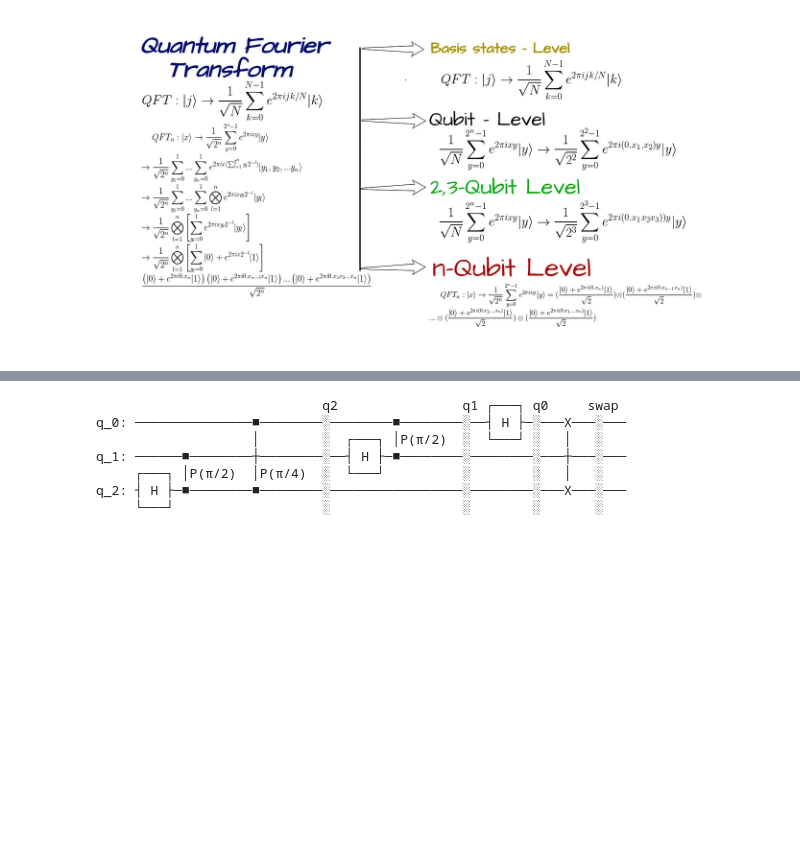
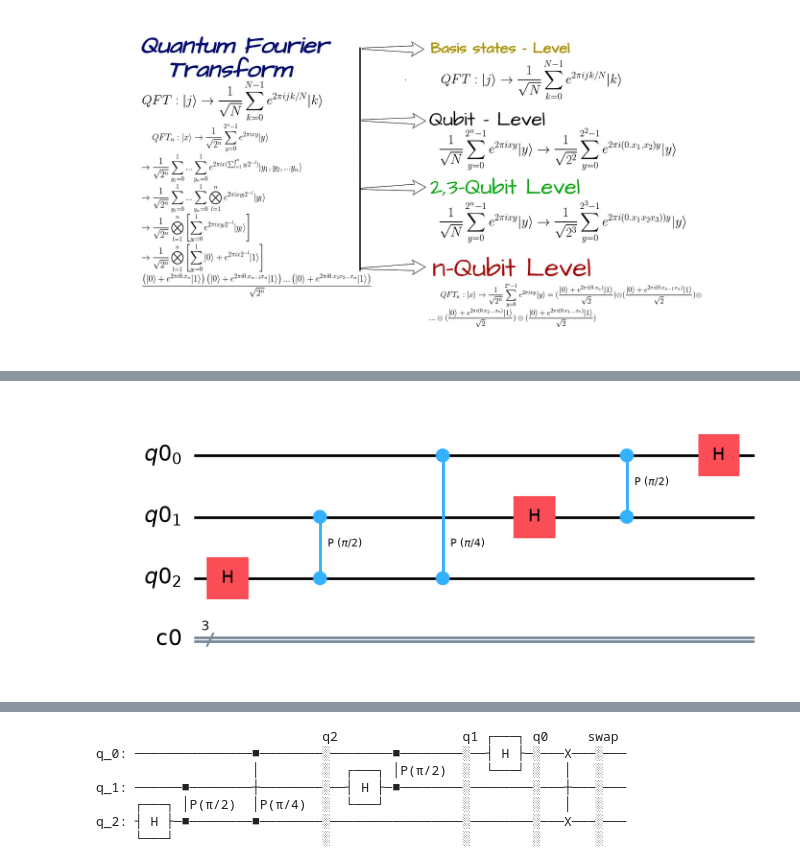
Before and after one commit to theanxiuser/quantum-computing-experiments, a Jupyter notebook: quantum-algorithms/03_qft/quantum_fourier_transform.ipynb, the cells around one changed output, grey strips where cells are left out. Cells and saved outputs as stored; diff of their text form; code cells hidden in the pictures; blank space fills up the shorter version.

```diff
--- a/quantum-algorithms/03_qft/quantum_fourier_transform.ipynb
+++ b/quantum-algorithms/03_qft/quantum_fourier_transform.ipynb
@@ -53,0 +82,6 @@ The important idea is that quantum systems can encode information in relative ph
+# %%
+qc.h(0)  # Hadamard gate on qubit 0
+
+qc.draw(output="mpl")
+# %% [output]
+[figure, added]
```
Also changed, not shown: parts of 14 cells of this notebook.
